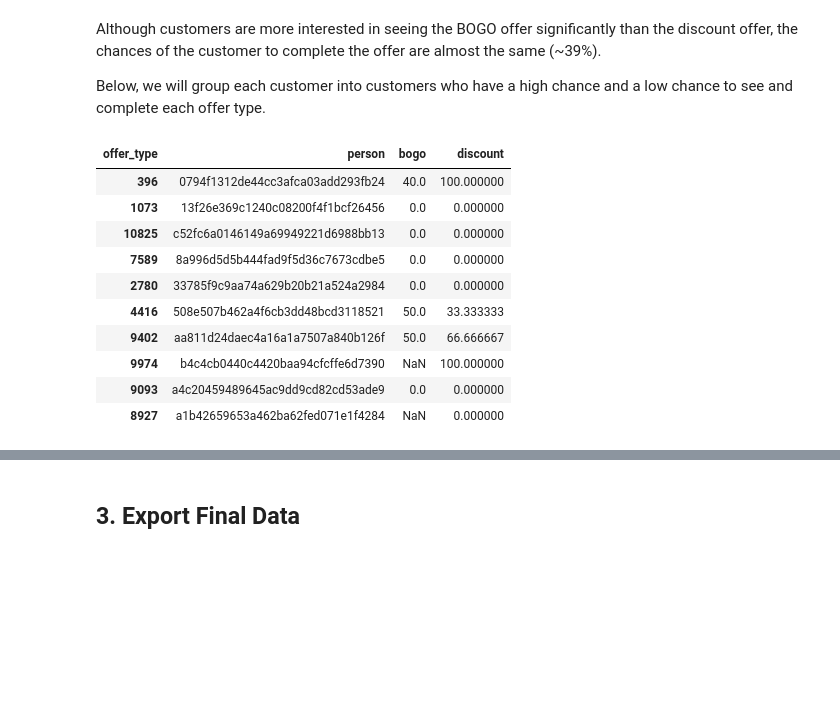
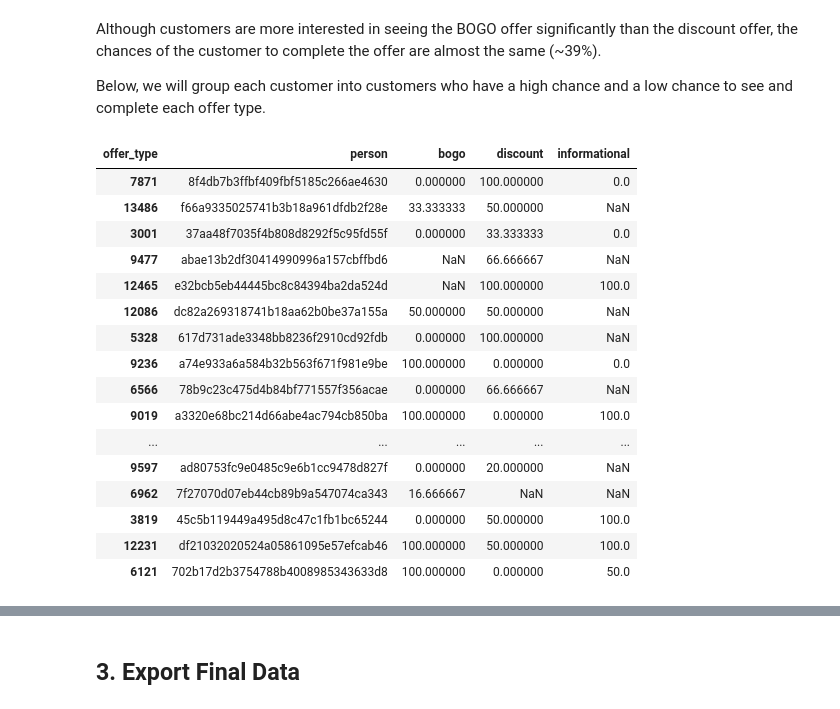
Before and after one commit to miqbalrp/Starbucks_Clustering, a Jupyter notebook: notebook/2. eda.ipynb, the cells around one changed output, grey strips where cells are left out. Saved outputs shown, nothing was run; the diff lists cells and outputs as text; code cells hidden in the pictures; blank space fills up the shorter version.

```diff
--- a/notebook/2. eda.ipynb
+++ b/notebook/2. eda.ipynb
@@ -525,30 +525,35 @@ Below, we will group each customer into customers who have a high chance and a l
 # %%
 df_offercount = df_offer.groupby(['person', 'offer_type','event']).count()['offer_name']
 df_offercount = df_offercount.reset_index(inplace=False)
 
 df_offerpivot = pd.pivot_table(df_offercount, index=['person', 'offer_type'], columns='event', values='offer_name')
 df_offerpivot = df_offerpivot.reset_index(inplace=False)
 df_offerpivot = df_offerpivot.fillna(0)
 
-df_offerpivot['completed %'] = df_offerpivot['offer completed']*100/df_offerpivot['offer received']
+df_offerpivot['completed %'] = df_offerpivot.apply(lambda row: row['offer viewed']*100/row['offer received'] if row['offer_type']=='informational' else row['offer completed']*100/row['offer received'], axis=1)
 
 df_offerchance = pd.pivot_table(df_offerpivot, index=['person'], columns=['offer_type'], values='completed %')
-df_offerchance = df_offerchance.drop(['informational'], axis=1)
 df_offerchance = df_offerchance.reset_index(inplace=False)
 
-df_offerchance.sample(10)
+df_offerchance.sample(20)
 # %% [output]
-| offer_type | person | bogo | discount |
-| 396 | 0794f1312de44cc3afca03add293fb24 | 40.0 | 100.000000 |
-| 1073 | 13f26e369c1240c08200f4f1bcf26456 | 0.0 | 0.000000 |
-| 10825 | c52fc6a0146149a69949221d6988bb13 | 0.0 | 0.000000 |
-| 7589 | 8a996d5d5b444fad9f5d36c7673cdbe5 | 0.0 | 0.000000 |
-| 2780 | 33785f9c9aa74a629b20b21a524a2984 | 0.0 | 0.000000 |
-| 4416 | 508e507b462a4f6cb3dd48bcd3118521 | 50.0 | 33.333333 |
-| 9402 | aa811d24daec4a16a1a7507a840b126f | 50.0 | 66.666667 |
-| 9974 | b4c4cb0440c4420baa94cfcffe6d7390 | NaN | 100.000000 |
-| 9093 | a4c20459489645ac9dd9cd82cd53ade9 | 0.0 | 0.000000 |
-| 8927 | a1b42659653a462ba62fed071e1f4284 | NaN | 0.000000 |
+| offer_type | person | bogo | discount | informational |
+| 7871 | 8f4db7b3ffbf409fbf5185c266ae4630 | 0.000000 | 100.000000 | 0.0 |
+| 13486 | f66a9335025741b3b18a961dfdb2f28e | 33.333333 | 50.000000 | NaN |
+| 3001 | 37aa48f7035f4b808d8292f5c95fd55f | 0.000000 | 33.333333 | 0.0 |
+| 9477 | abae13b2df30414990996a157cbffbd6 | NaN | 66.666667 | NaN |
+| 12465 | e32bcb5eb44445bc8c84394ba2da524d | NaN | 100.000000 | 100.0 |
+| 12086 | dc82a269318741b18aa62b0be37a155a | 50.000000 | 50.000000 | NaN |
+| 5328 | 617d731ade3348bb8236f2910cd92fdb | 0.000000 | 100.000000 | NaN |
+| 9236 | a74e933a6a584b32b563f671f981e9be | 100.000000 | 0.000000 | 0.0 |
+| 6566 | 78b9c23c475d4b84bf771557f356acae | 0.000000 | 66.666667 | NaN |
+| 9019 | a3320e68bc214d66abe4ac794cb850ba | 100.000000 | 0.000000 | 100.0 |
+| ... | ... | ... | ... | ... |
+| 9597 | ad80753fc9e0485c9e6b1cc9478d827f | 0.000000 | 20.000000 | NaN |
+| 6962 | 7f27070d07eb44cb89b9a547074ca343 | 16.666667 | NaN | NaN |
+| 3819 | 45c5b119449a495d8c47c1fb1bc65244 | 0.000000 | 50.000000 | 100.0 |
+| 12231 | df21032020524a05861095e57efcab46 | 100.000000 | 50.000000 | 100.0 |
+| 6121 | 702b17d2b3754788b4008985343633d8 | 100.000000 | 0.000000 | 50.0 |
 # %%
 df_offerchance['chance bogo'] = df_offerchance['bogo'].apply(lambda row: 'High' if row>50 else 'Low')
 df_offerchance['chance discount'] = df_offerchance['discount'].apply(lambda row: 'High' if row>50 else 'Low')
```
Also changed, not shown: parts of 11 cells of this notebook, 7 other files.
